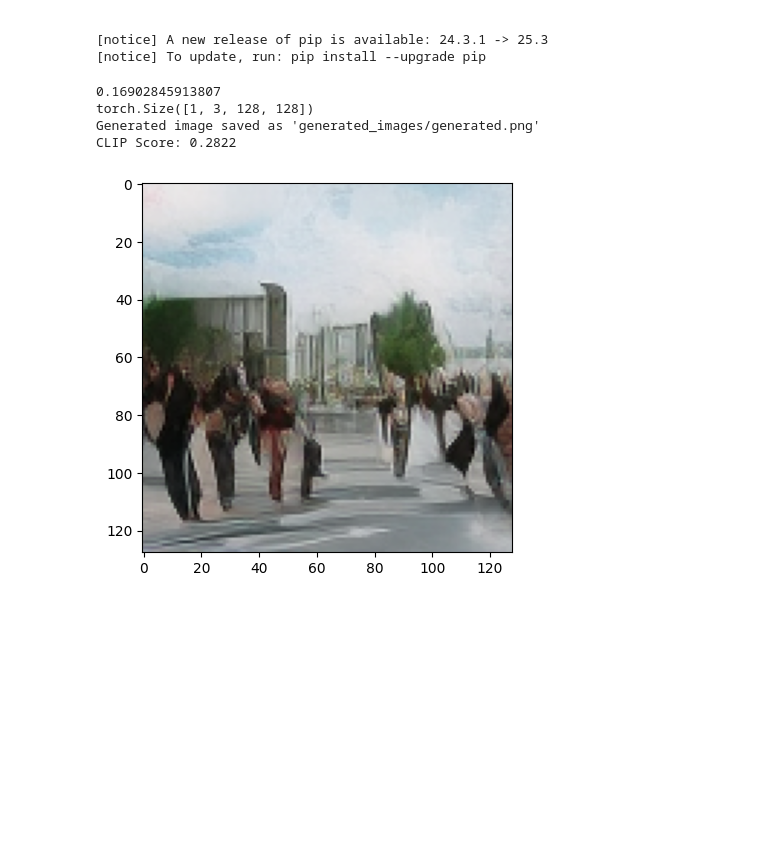
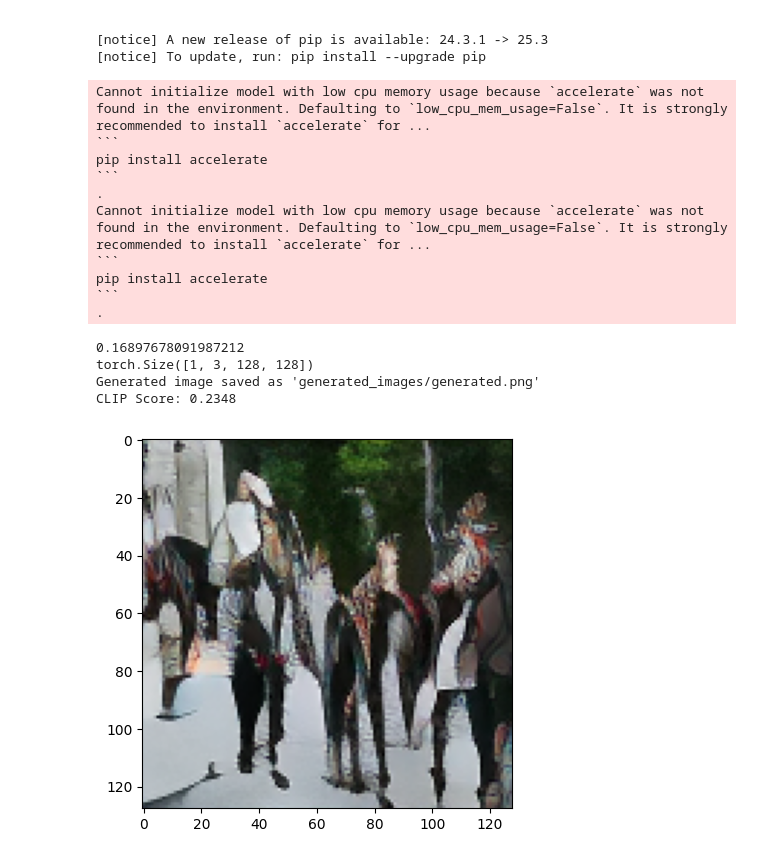
Before and after one commit to Vishwa2684/Latent-Diffusion-Model-for-text-to-image-generation, a Jupyter notebook: eval.ipynb, the cells around one changed output. Cells and saved outputs as stored; diff of their text form; code cells hidden in the pictures; blank space fills up the shorter version.

Commit message:
eval on 11th epoch

````diff
--- a/eval.ipynb
+++ b/eval.ipynb
@@ -45,7 +45,7 @@ def generate_image_with_clip_score(prompt, num_inference_steps=500, guidance_sca
     # )
     LATENT_SIZE = 16
     model_path = '/teamspace/studios/this_studio/Latent-Diffusion-Model-for-text-to-image-generation/ldm_checkpoints'
-    model_path = os.path.join(model_path, "epoch_7")
+    model_path = os.path.join(model_path, "epoch_11")
 
     # Initialize models
     unet = UNet2DConditionModel.from_pretrained(
@@ -132,35 +132,45 @@ def generate_image_with_clip_score(prompt, num_inference_steps=500, guidance_sca
 
     image = Image.fromarray(image)
 
 
     # Calculate CLIP score
     transform = transforms.Compose([
         transforms.Resize((224, 224)),
         transforms.ToTensor(),
         transforms.Normalize([0.5], [0.5])
     ])
     processed_image = transform(image).unsqueeze(0).to(device)
     with torch.no_grad():
         image_features = clip.get_image_features(processed_image)
         image_features = F.normalize(image_features, dim=-1)
 
         text_features = clip.get_text_features(text_input.input_ids)
         text_features = F.normalize(text_features, dim=-1)
         clip_score = (image_features * text_features).sum(dim=-1).item()
 
     return image, clip_score
 
 # Example usage
 prompt = "people walking on street"
 generated_image, clip_score = generate_image_with_clip_score(prompt)
 os.makedirs("generated_images", exist_ok=True)
 generated_image.save("generated_images/generated.png")
 print(f"Generated image saved as 'generated_images/generated.png'")
 plt.imshow(generated_image)
 print(f"CLIP Score: {clip_score:.4f}")
 # %% [output]
-0.16902845913807
-torch.Size([1, 3, 128, 128])
-Generated image saved as 'generated_images/generated.png'
-CLIP Score: 0.2822
+Cannot initialize model with low cpu memory usage because `accelerate` was not found in the environment. Defaulting to `low_cpu_mem_usage=False`. It is strongly recommended to install `accelerate` for ...
+```
+pip install accelerate
+```
+.
+Cannot initialize model with low cpu memory usage because `accelerate` was not found in the environment. Defaulting to `low_cpu_mem_usage=False`. It is strongly recommended to install `accelerate` for ...
+```
+pip install accelerate
+```
+.
+0.16897678091987212
+torch.Size([1, 3, 128, 128])
+Generated image saved as 'generated_images/generated.png'
+CLIP Score: 0.2348
-[figure, old version]
+[figure, new version]
````
